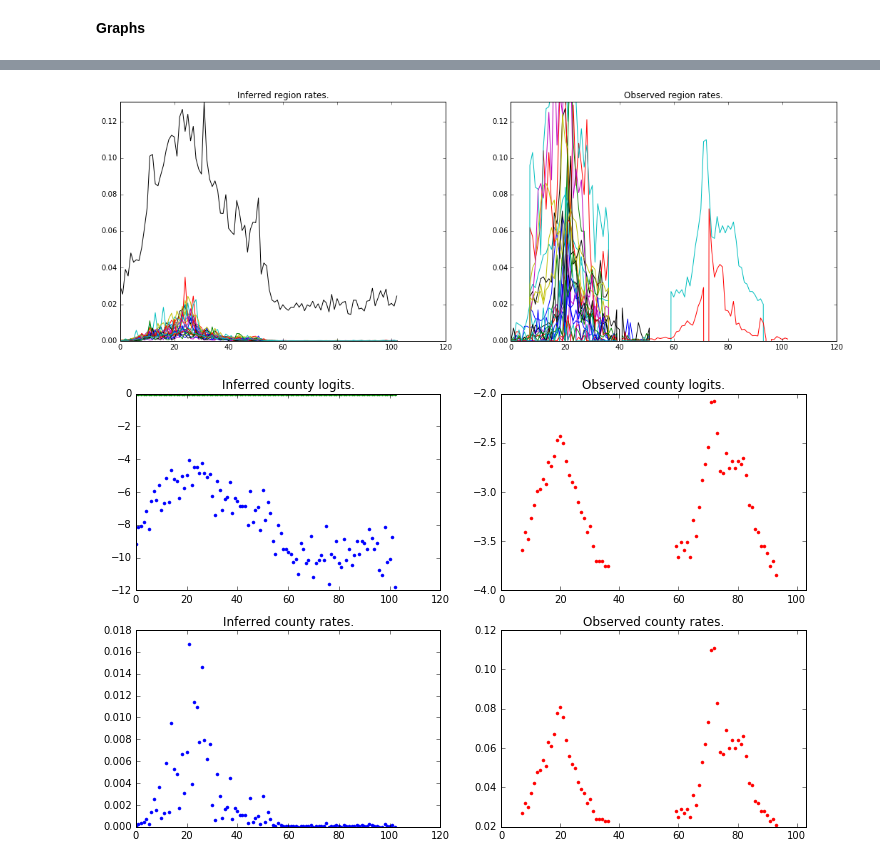
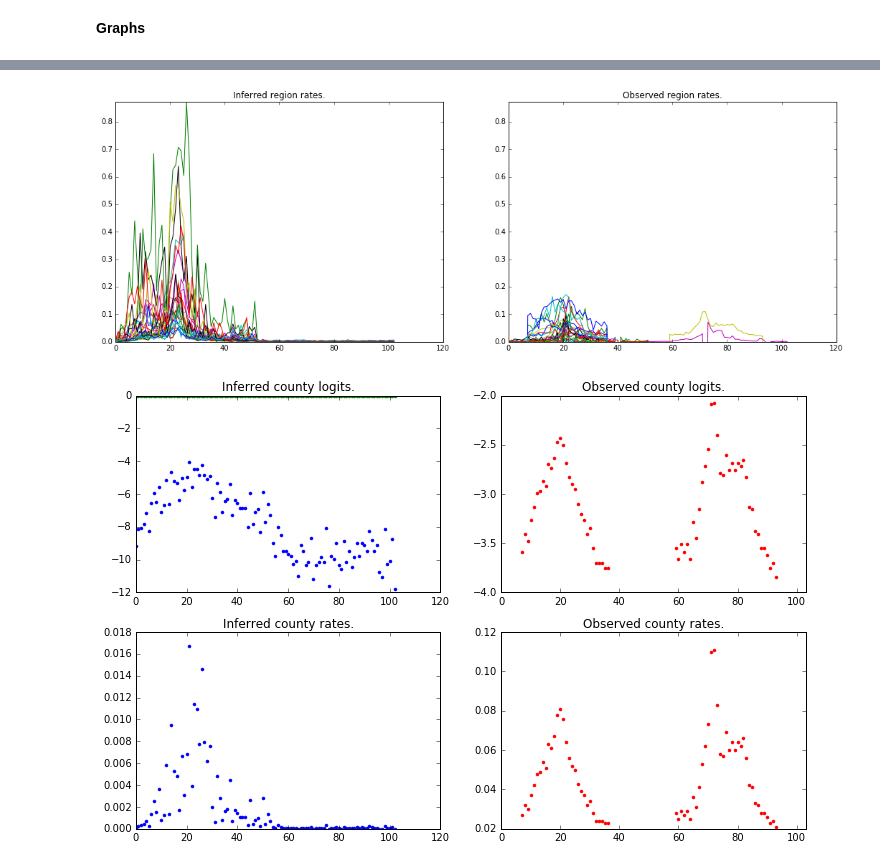
Before and after one commit to tonyduan/ppaml-cp7-blog, a Jupyter notebook: postprocessing.ipynb, the cells around one changed output, grey strips where cells are left out. Cells and saved outputs as stored; diff of their text form; code cells hidden in the pictures.

```diff
--- a/postprocessing.ipynb
+++ b/postprocessing.ipynb
@@ -20,7 +20,7 @@ if not is_kernel():
         sys.exit()
     INPUT_SIZE = sys.argv[1]
 else:
-    INPUT_SIZE = "Small"
+    INPUT_SIZE = "Middle"
 # %% [markdown]
 **Load previously saved data.**
 # %%
@@ -157,16 +158,16 @@ obs = np.loadtxt("data_processed/obs.txt").T
 # %%
-# plt.figure(figsize=(18, 6))
-# plt.subplot(1,2,1)
-# plt.plot(np.array(history)[:,:].T)
-# plt.ylim([0, np.max(history)])
-# plt.title("Inferred region rates.")
-# plt.subplot(1,2,2)
-# plt.plot(obs[:,:].T)
-# plt.ylim([0, np.max(history)])
-# plt.title("Observed region rates.")
-# plt.savefig("out/%s/region_rates.png" % INPUT_SIZE)
+plt.figure(figsize=(18, 6))
+plt.subplot(1,2,1)
+plt.plot(np.array(history)[:,:].T)
+plt.ylim([0, np.max(history)]);
+plt.title("Inferred region rates.")
+plt.subplot(1,2,2)
+plt.plot(obs[:,:].T)
+plt.ylim([0, np.max(history)])
+plt.title("Observed region rates.")
+plt.savefig("out/%s/region_rates.png" % INPUT_SIZE)
 # %% [output]
-[figure, old version]
+[figure, new version]
 # %%
 # ind = np.random.randint(0, len(index_to_county))
 # %%
```
Also changed, not shown: parts of 5 cells of this notebook, 7 other files.
